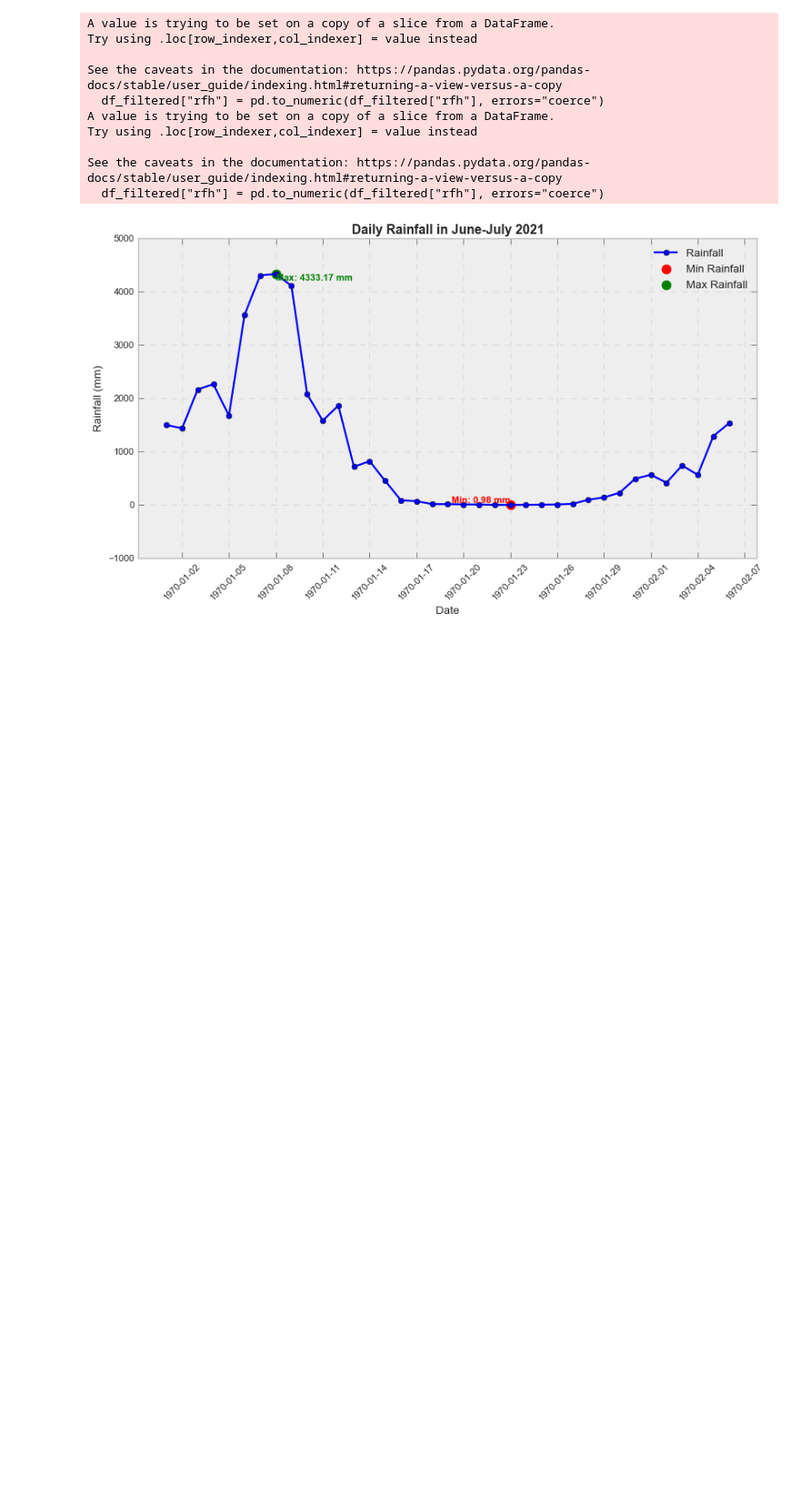
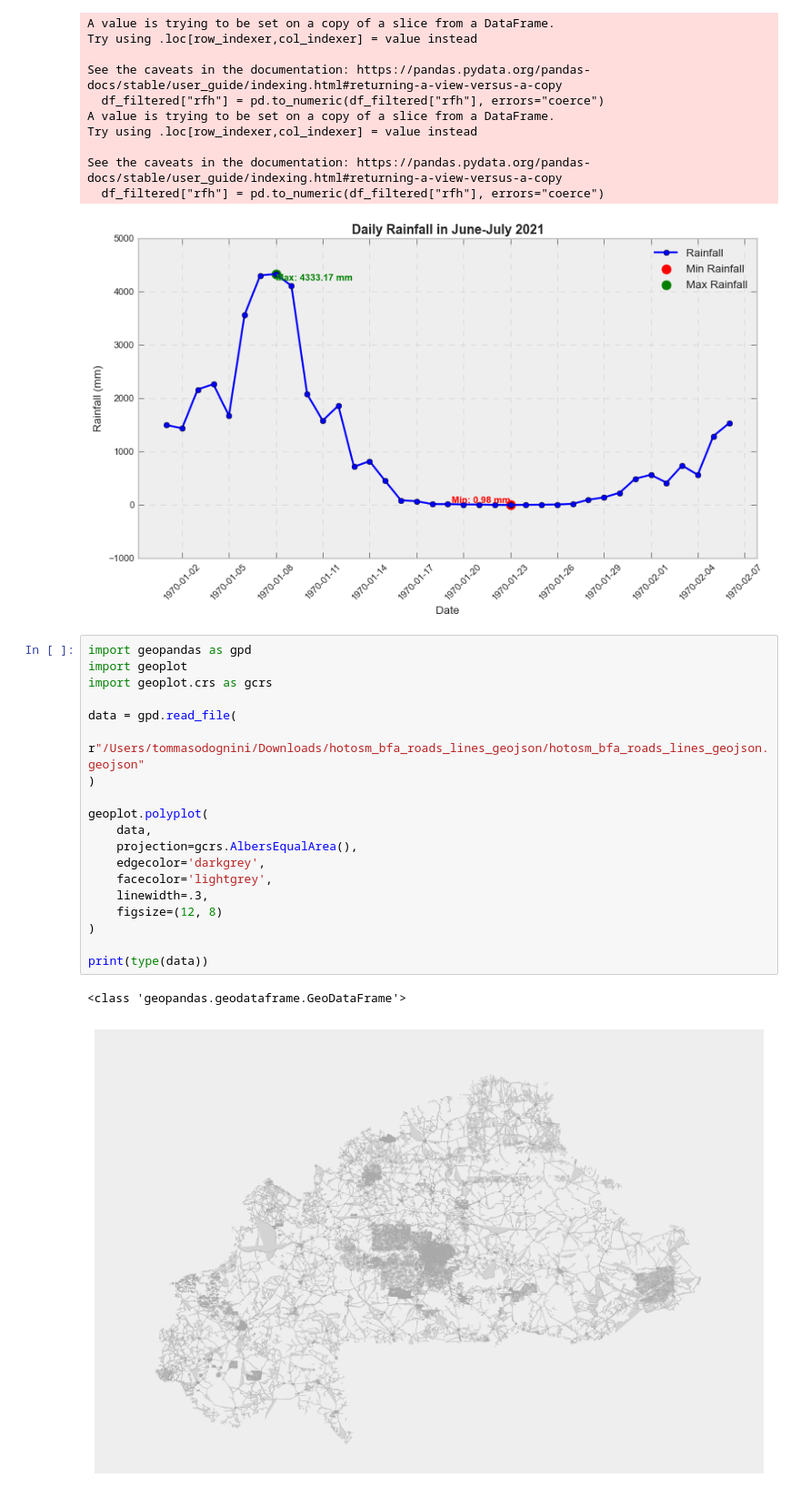
Before and after one commit to tommaso-dognini/startHack2025, a Jupyter notebook: main.ipynb, the cells around one changed output. Shown at 91% size. Drawn from its saved outputs; the diff is of its cells as text; blank space fills up the shorter version.

```diff
--- a/main.ipynb
+++ b/main.ipynb
@@ -497,3 +497,25 @@ Try using .loc[row_indexer,col_indexer] = value instead
 See the caveats in the documentation: https://pandas.pydata.org/pandas-docs/stable/user_guide/indexing.html#returning-a-view-versus-a-copy
   df_filtered["rfh"] = pd.to_numeric(df_filtered["rfh"], errors="coerce")
 [figure]
+# %%
+import geopandas as gpd
+import geoplot
+import geoplot.crs as gcrs
+
+data = gpd.read_file(
+    r"/Users/tommasodognini/Downloads/hotosm_bfa_roads_lines_geojson/hotosm_bfa_roads_lines_geojson.geojson"
+)
+
+geoplot.polyplot(
+    data,
+    projection=gcrs.AlbersEqualArea(),
+    edgecolor='darkgrey',
+    facecolor='lightgrey',
+    linewidth=.3,
+    figsize=(12, 8)
+)
+
+print(type(data))
+# %% [output]
+<class 'geopandas.geodataframe.GeoDataFrame'>
+[figure, added]
```
Also changed, not shown: parts of 7 cells of this notebook, 1 other file.
